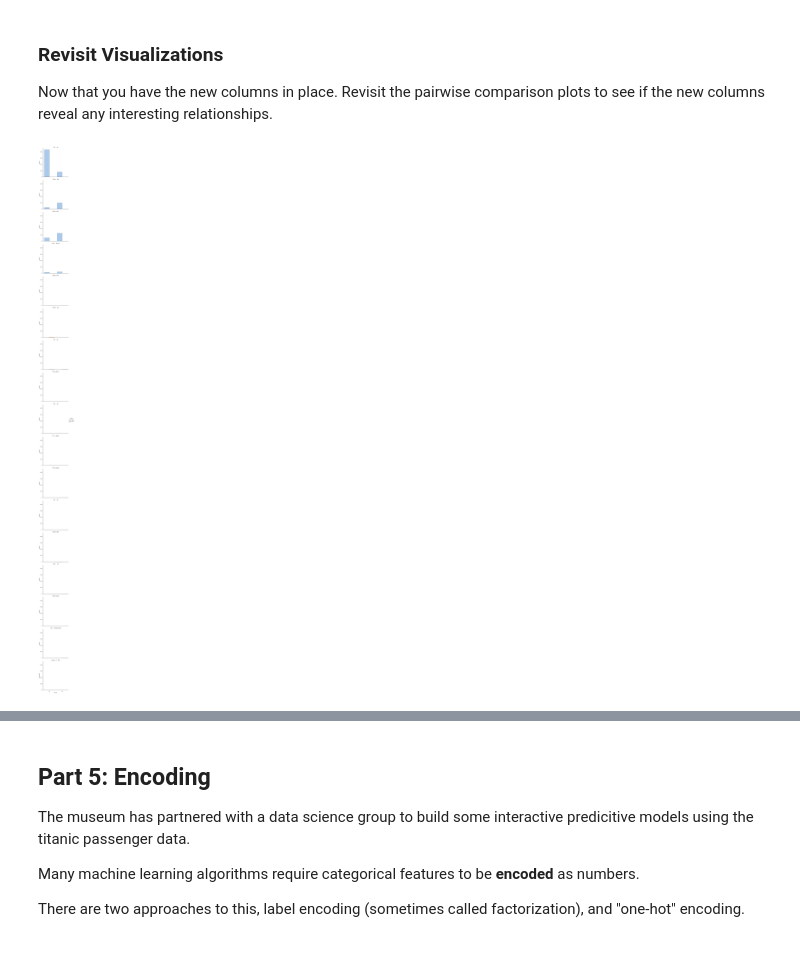
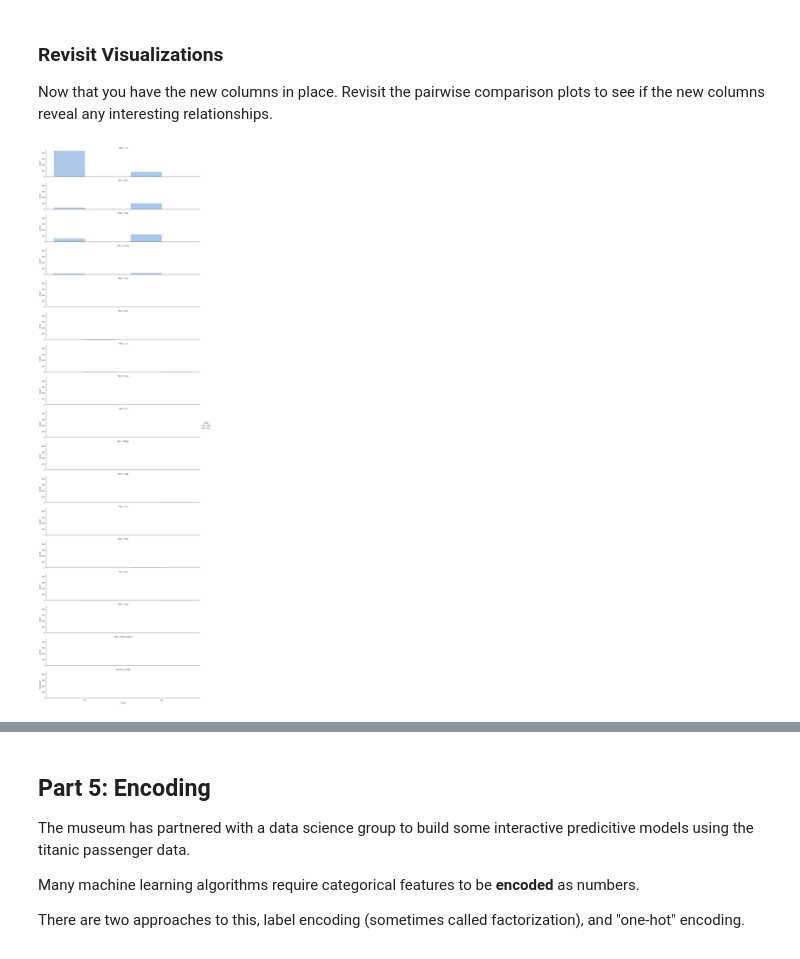
Before and after one commit to josegabrielguerrero26/CSE450-machinelearning, a Jupyter notebook: notebooks/Exploration_03.ipynb, the cells around one changed output, grey strips where cells are left out. Cells and saved outputs as stored; diff of their text form; code cells hidden in the pictures.

```diff
--- a/notebooks/Exploration_03.ipynb
+++ b/notebooks/Exploration_03.ipynb
@@ -227,23 +227,23 @@ Now that you have the new columns in place. Revisit the pairwise comparison plot
 # %%
 
 import seaborn as sns
 import matplotlib.pyplot as plt
 
 sns.set()
 sns.set_style('white')
 
 sns.catplot(x="Survived", hue="Rank", kind="count",row="Title",
             palette="pastel", edgecolor=".6",
-            dodge=True, orient="v", data=df)
-            #height=20, aspect=0.5)
+            dodge=True, orient="v", data=df,
+            height=3, aspect=5)
 
 plt.title("Survive vs Title")
 plt.xlabel("Count")
 plt.ylabel("Survived")
 
 plt.show()
 # %% [output]
-[figure, old version]
+[figure, new version]
 # %%
 import altair as alt
 alt.Chart(df[df['Rank'] == True]).mark_bar().encode(
```
Also changed, not shown: parts of 1 cell of this notebook.
